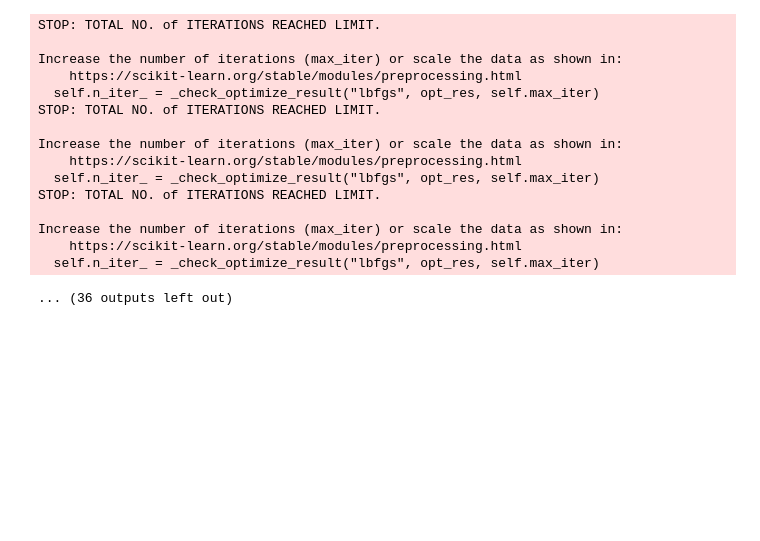
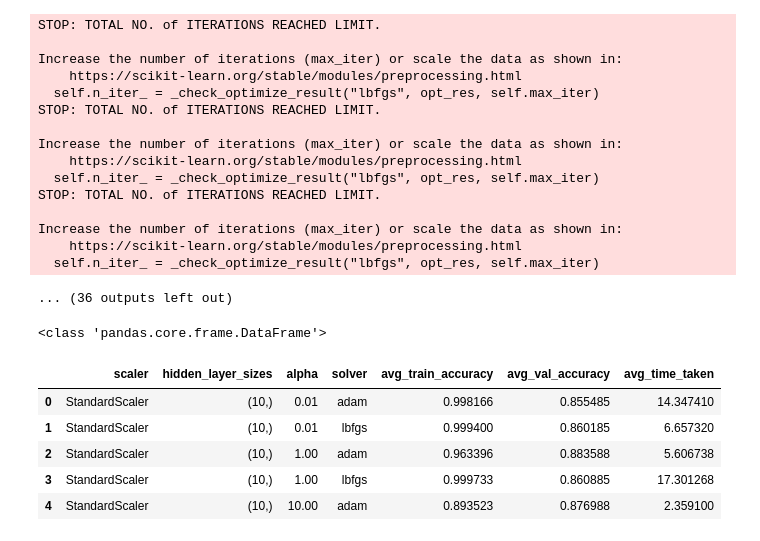
Before and after one commit to mencinas93/SVM-and-MLP, a Jupyter notebook: Homework_4_Encinas_Code.ipynb, the cells around one changed output. Saved outputs shown, nothing was run; the diff lists cells and outputs as text; code cells hidden in the pictures; blank space fills up the shorter version.

```diff
--- a/Homework_4_Encinas_Code.ipynb
+++ b/Homework_4_Encinas_Code.ipynb
@@ -974,0 +977,13 @@ Increase the number of iterations (max_iter) or scale the data as shown in:
+# %%
+print(type(results_df))
+# %% [output]
+<class 'pandas.core.frame.DataFrame'>
+# %%
+results_df.head()
+# %% [output]
+|  | scaler | hidden_layer_sizes | alpha | solver | avg_train_accuracy | avg_val_accuracy | avg_time_taken |
+| 0 | StandardScaler | (10,) | 0.01 | adam | 0.998166 | 0.855485 | 14.347410 |
+| 1 | StandardScaler | (10,) | 0.01 | lbfgs | 0.999400 | 0.860185 | 6.657320 |
+| 2 | StandardScaler | (10,) | 1.00 | adam | 0.963396 | 0.883588 | 5.606738 |
+| 3 | StandardScaler | (10,) | 1.00 | lbfgs | 0.999733 | 0.860885 | 17.301268 |
+| 4 | StandardScaler | (10,) | 10.00 | adam | 0.893523 | 0.876988 | 2.359100 |
```
Also changed, not shown: parts of 4 cells of this notebook.
